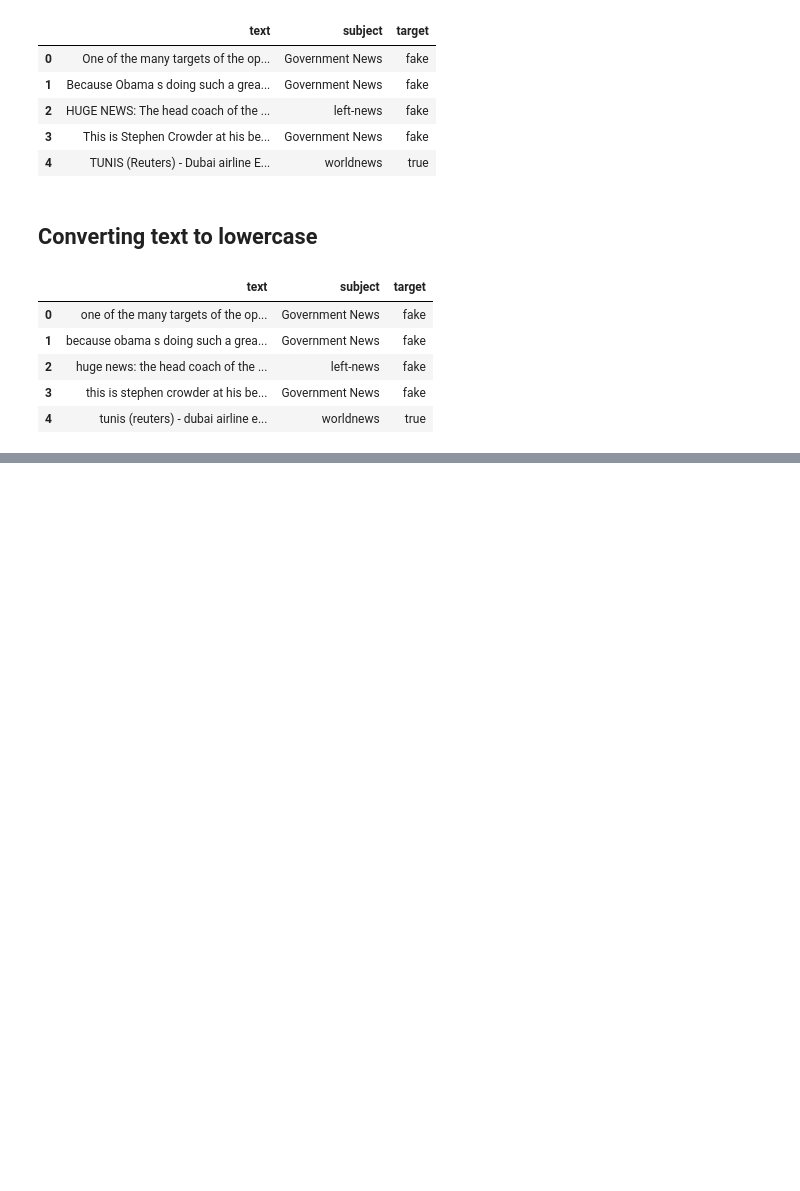
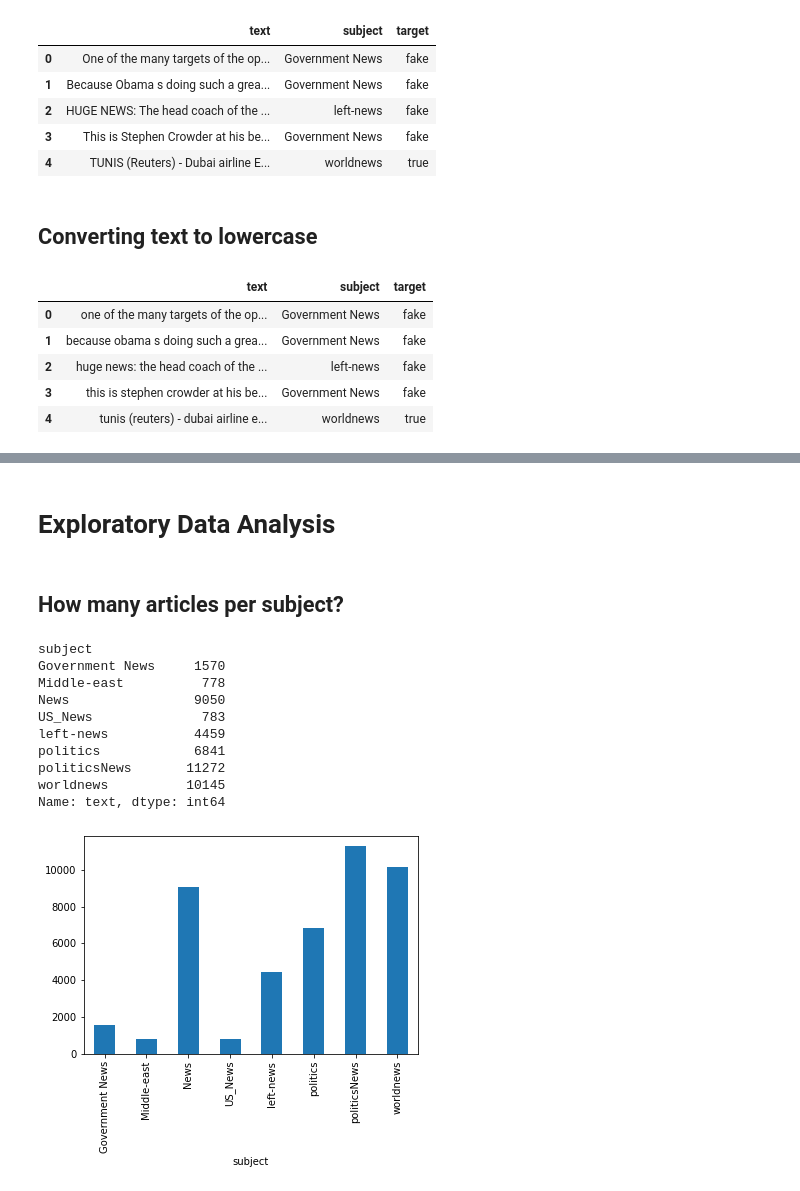
Before and after one commit to mart-anthony-stark/Machine-Learning-and-Deep-Learning, a Jupyter notebook: Fake_News_Detection_NLP.ipynb, the cells around one changed output, grey strips where cells are left out. Drawn from its saved outputs; the diff is of its cells as text; code cells hidden in the pictures; blank space fills up the shorter version.

```diff
--- a/Fake_News_Detection_NLP.ipynb
+++ b/Fake_News_Detection_NLP.ipynb
@@ -159,0 +177,10 @@ df.head()
+# %%
+import string
+
+def remove_punctuation(text):
+  all_list = [char for char in text if char not in string.punctuation]
+  new_str = ''.join(all_list)
+  return new_str
+
+df['text'] = df['text'].apply(remove_punctuation)
+df.head()
@@ -159,0 +197,7 @@ df.head()
+# %%
+nltk.download('stopwords')
+from nltk.corpus import stopwords
+stop = stopwords.words('english')
+
+df['text'] = df['text'].apply(lambda x: ' '.join([word for word in x.split() if word not in (stop)]))
+df.head()
@@ -159,0 +213,21 @@ df.head()
+# %% [markdown]
+# Exploratory Data Analysis
+# %% [markdown]
+## How many articles per subject?
+# %%
+text_by_sub = df.groupby(['subject'])['text'].count()
+print(text_by_sub)
+text_by_sub.plot(kind="bar")
+plt.show()
+# %% [output]
+subject
+Government News     1570
+Middle-east          778
+News                9050
+US_News              783
+left-news           4459
+politics            6841
+politicsNews       11272
+worldnews          10145
+Name: text, dtype: int64
+[figure, added]
```
Also changed, not shown: parts of 22 cells of this notebook.
